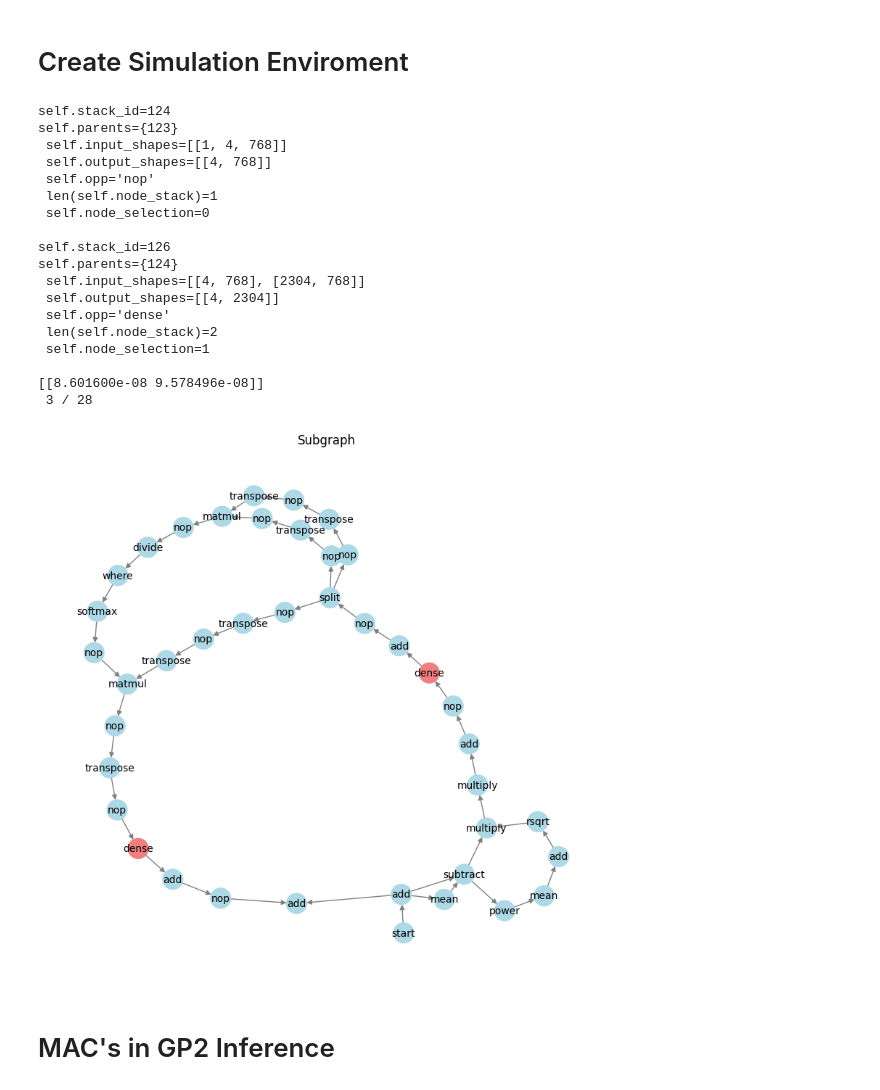
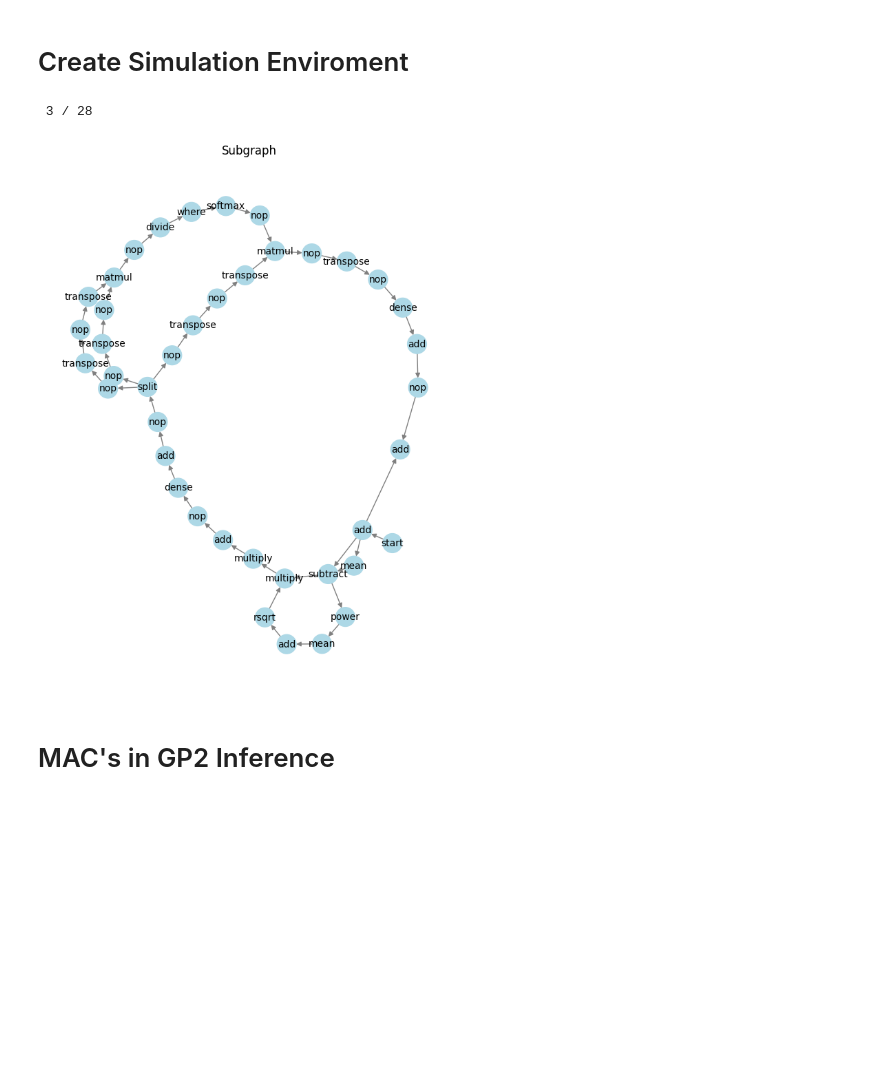
Before and after one commit to RyanTomich/photonic_compiler, a Jupyter notebook: demo/photonic_compiler_demo.ipynb, the cells around one changed output. Saved outputs shown, nothing was run; the diff lists cells and outputs as text; code cells hidden in the pictures; blank space fills up the shorter version.

```diff
--- a/demo/photonic_compiler_demo.ipynb
+++ b/demo/photonic_compiler_demo.ipynb
@@ -128,53 +128,36 @@ hardware.append(hw.PHU(PHU_MIN_CLOCK, 1, 20))
 
 available_hardware = hw.initilize_hardware(hardware)
 
-# optimization = 'time'
-optimization = 'energy'
+optimization = 'time'
+# optimization = 'energy'
 # %%
 def draw_subgraphs(subgraph, sub = False):
     fig, ax = plt.subplots(figsize=(10, 10))
 
     gv.adj_to_graph(subgraph, ax=ax, layout='kk', title=f'Subgraph')
     # plt.tight_layout()
     plt.show()
 
 subgraph_to_plot = 3
 
 with open(relay_path, encoding="utf-8") as json_file:
     raw_json = json.load(json_file)  # returns json file as dict
 
 WEIGHT_VARIABLE = optimization
 graph = sg.StackGraph(raw_json=raw_json, weight_variable=WEIGHT_VARIABLE)
-stacked_subgraphs = list(dijk.graph_partition(graph))
+stacked_subgraphs = list(dijk.graph_partition(graph, weight_variable=WEIGHT_VARIABLE))
 flat_subgraphs = dijk.select_nodes(
     stacked_subgraphs, weight_variable=WEIGHT_VARIABLE, config=None
 )
 
 
 expanded_flat_subgraphs = dijk.expand_nodes(flat_subgraphs)
 
 print(f' 3 / {len(flat_subgraphs)}')
 draw_subgraphs(flat_subgraphs[subgraph_to_plot])
 # %% [output]
-self.stack_id=124
-self.parents={123}
- self.input_shapes=[[1, 4, 768]]
- self.output_shapes=[[4, 768]]
- self.opp='nop'
- len(self.node_stack)=1
- self.node_selection=0
-
-self.stack_id=126
-self.parents={124}
- self.input_shapes=[[4, 768], [2304, 768]]
- self.output_shapes=[[4, 2304]]
- self.opp='dense'
- len(self.node_stack)=2
- self.node_selection=1
-
-[[8.601600e-08 9.578496e-08]]
  3 / 28
-[figure, old version]
+[figure, new version]
 # %% [markdown]
 # MAC's in GP2 Inference
 # %%
```
Also changed, not shown: parts of 1 cell of this notebook, 3 other files.
